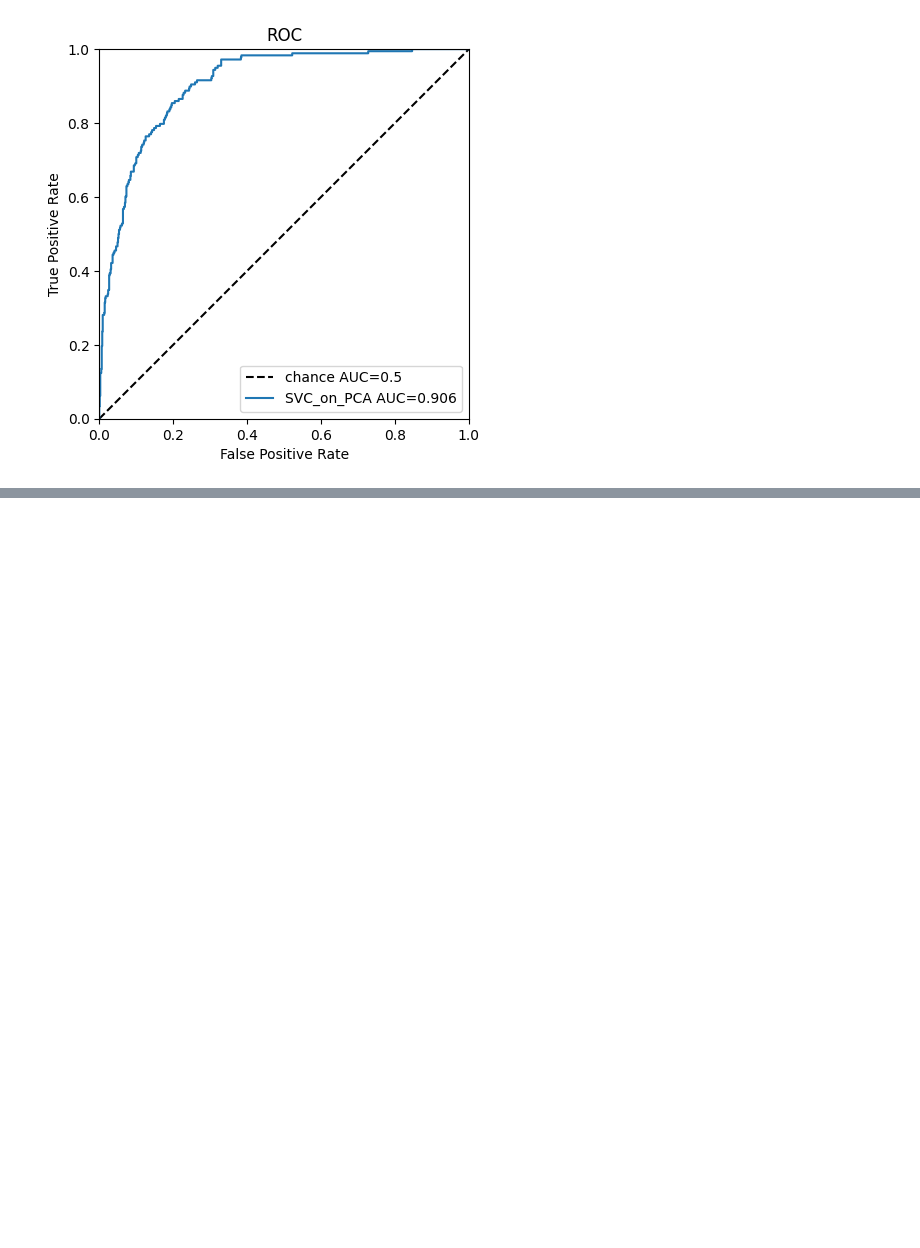
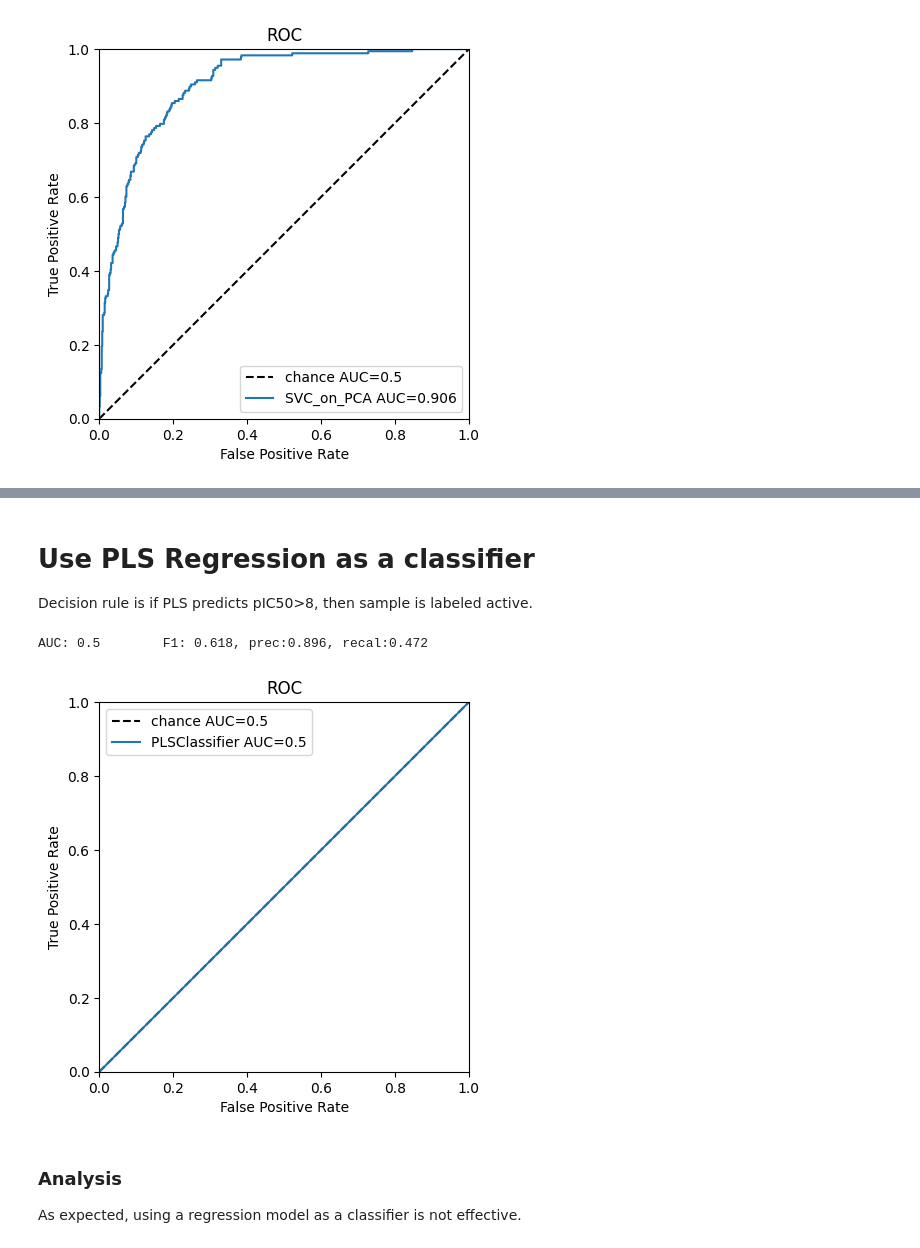
Before and after one commit to zetadin/EGFR_PIC50, a Jupyter notebook: Step3_TrainSimpleModels.ipynb, the cells around one changed output, grey strips where cells are left out. Cells and saved outputs as stored; diff of their text form; code cells hidden in the pictures; blank space fills up the shorter version.

```diff
--- a/Step3_TrainSimpleModels.ipynb
+++ b/Step3_TrainSimpleModels.ipynb
@@ -655,0 +719,45 @@ Similarly to the PCA dimention reduction trick one can also train a PLS regressi
+# %% [markdown]
+# Use PLS Regression as a classifier
+Decision rule is if PLS predicts pIC50>8, then sample is labeled active.
+# %%
+from sklearn.base import BaseEstimator, ClassifierMixin
+from sklearn.cross_decomposition import PLSRegression
+
+# custom class for using PLS as a classifier with a fixed decision criterion
+class PLSClassifier(BaseEstimator, ClassifierMixin):
+    def __init__(self, n_components=best_n_PLS_components):
+        self.n_components = n_components
+
+    def fit(self, X, Y):
+        # fit PLS
+        self.pls = PLSRegression(n_components=self.n_components, scale=False)
+        self.pls.fit(X, Y)
+
+        return(self)
+
+    def predict(self, X):
+        # predict pIC50
+        predicted_pIC50 = self.pls.predict(X)
+        # apply the decision criterion
+        predicted_class = (predicted_pIC50>8).astype(int)
+        return(predicted_class)
+
+    def predict_proba(self, X):
+        # predict class probabilities (1 if predict says it is that class)
+        predicted_class = self.predict(X)
+        predicted_probabilities = np.zeros((X.shape[0],2))
+        predicted_probabilities[:,predicted_class] = 1
+        return(predicted_probabilities)
+
+# Train on the training set
+pls=PLSClassifier(n_components=best_n_PLS_components)
+pls.fit(no3D_train_x, train_pIC50)
+
+# evaluate on validation set
+evaluate("PLSClassifier", pls, no3D_test_x, no3D_test_y, draw=True, weights=no3D_test_w)
+# %% [output]
+AUC: 0.5        F1: 0.618, prec:0.896, recal:0.472
+[figure, added]
+# %% [markdown]
+### Analysis
+As expected, using a regression model as a classifier is not effective.
```
Also changed, not shown: parts of 17 cells of this notebook.
